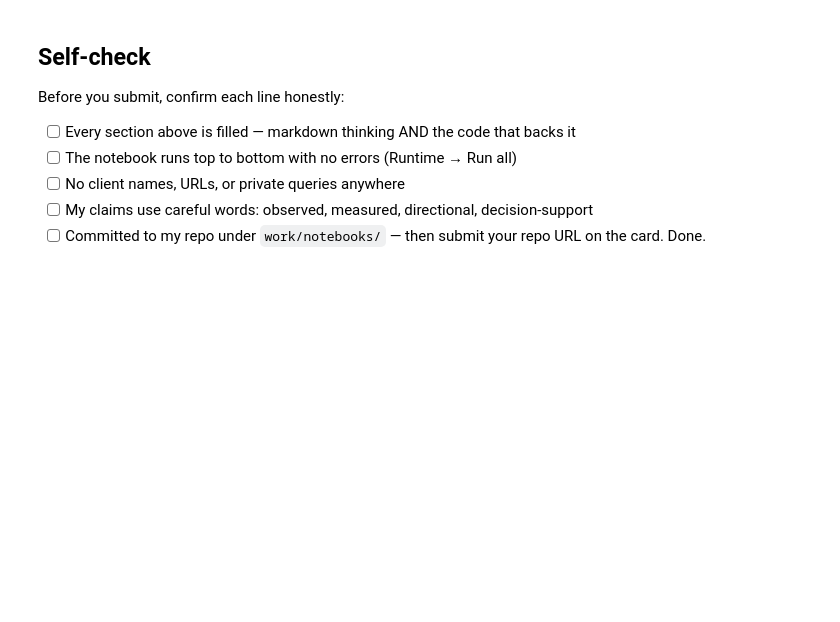
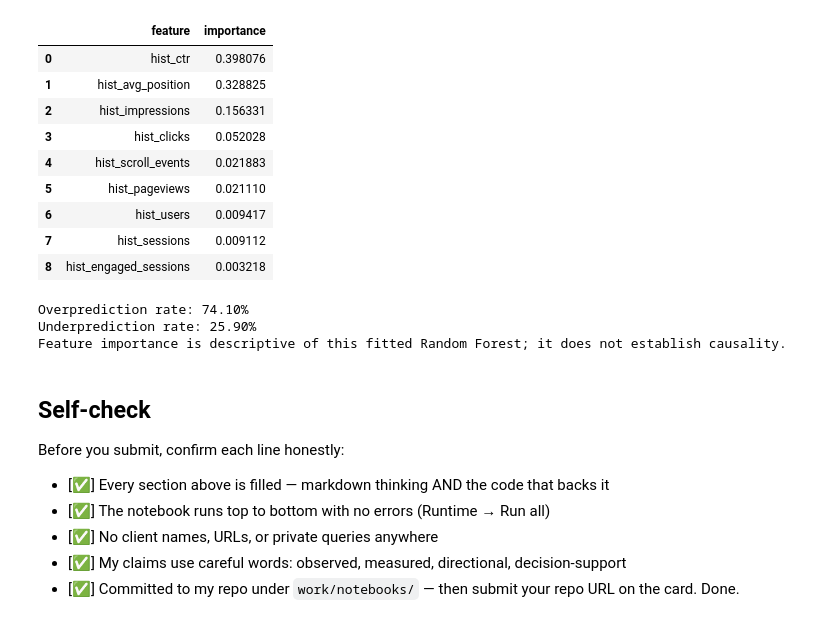
Before and after one commit to Pravu-19/flyrank-internship-ml, a Jupyter notebook: work/notebooks/w06_validation_audit.ipynb, the cells around one changed output. Drawn from its saved outputs; the diff is of its cells as text; code cells hidden in the pictures; blank space fills up the shorter version.

```diff
--- a/work/notebooks/w06_validation_audit.ipynb
+++ b/work/notebooks/w06_validation_audit.ipynb
@@ -36,0 +56,30 @@ This skeleton is yours to fill. Work the sections **in order** — each one has
+# %%
+import duckdb
+import pandas as pd
+import numpy as np
+import os
+from sklearn.ensemble import RandomForestRegressor
+from sklearn.metrics import mean_absolute_error
+
+con = duckdb.connect()
+warehouse = "hf://datasets/FlyRank/internship-warehouse"
+PERF_GLOB = f"{warehouse}/fact_content_daily_performance/month=*/data_0.parquet"
+
+try:
+    from google.colab import userdata
+    HF_TOKEN = userdata.get("HF_TOKEN")
+except Exception:
+    HF_TOKEN = os.environ.get("HF_TOKEN")
+
+if not HF_TOKEN:
+    raise RuntimeError("HF_TOKEN not found. Add it to Colab Secrets as HF_TOKEN.")
+
+con.execute("DROP SECRET IF EXISTS hf_secret")
+con.execute("""
+CREATE SECRET hf_secret (
+    TYPE huggingface,
+    TOKEN ?
+)
+""", [HF_TOKEN])
+
+print("DuckDB and Hugging Face authentication configured.")
@@ -37,10 +495,38 @@ This skeleton is yours to fill. Work the sections **in order** — each one has
+# %%
+feature_importance = pd.DataFrame({
+    "feature": features,
+    "importance": rf_honest.feature_importances_
+}).sort_values("importance", ascending=False).reset_index(drop=True)
+
+display(feature_importance)
+
+overprediction_rate = (rf_june_pred > y_june).mean()
+underprediction_rate = (rf_june_pred < y_june).mean()
+
+print(f"Overprediction rate: {overprediction_rate:.2%}")
+print(f"Underprediction rate: {underprediction_rate:.2%}")
+print("Feature importance is descriptive of this fitted Random Forest; it does not establish causality.")
+# %% [output]
+|  | feature | importance |
+| 0 | hist_ctr | 0.398076 |
+| 1 | hist_avg_position | 0.328825 |
+| 2 | hist_impressions | 0.156331 |
+| 3 | hist_clicks | 0.052028 |
+| 4 | hist_scroll_events | 0.021883 |
+| 5 | hist_pageviews | 0.021110 |
+| 6 | hist_users | 0.009417 |
+| 7 | hist_sessions | 0.009112 |
+| 8 | hist_engaged_sessions | 0.003218 |
+Overprediction rate: 74.10%
+Underprediction rate: 25.90%
+Feature importance is descriptive of this fitted Random Forest; it does not establish causality.
 # %% [markdown]
 ## Self-check
 
 Before you submit, confirm each line honestly:
 
-- [ ] Every section above is filled — markdown thinking AND the code that backs it
-- [ ] The notebook runs top to bottom with no errors (Runtime → Run all)
-- [ ] No client names, URLs, or private queries anywhere
-- [ ] My claims use careful words: observed, measured, directional, decision-support
-- [ ] Committed to my repo under `work/notebooks/` — then submit your repo URL on the card. Done.
+- [✅] Every section above is filled — markdown thinking AND the code that backs it
+- [✅] The notebook runs top to bottom with no errors (Runtime → Run all)
+- [✅] No client names, URLs, or private queries anywhere
+- [✅] My claims use careful words: observed, measured, directional, decision-support
+- [✅] Committed to my repo under `work/notebooks/` — then submit your repo URL on the card. Done.
```
Also changed, not shown: parts of 21 cells of this notebook.
